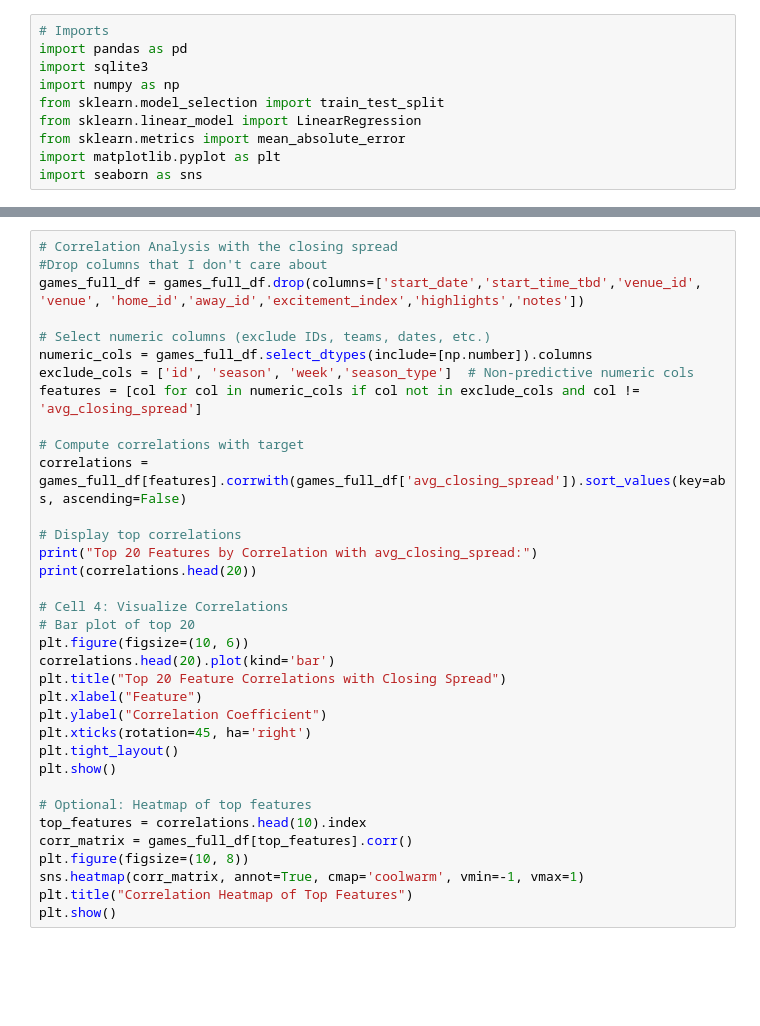
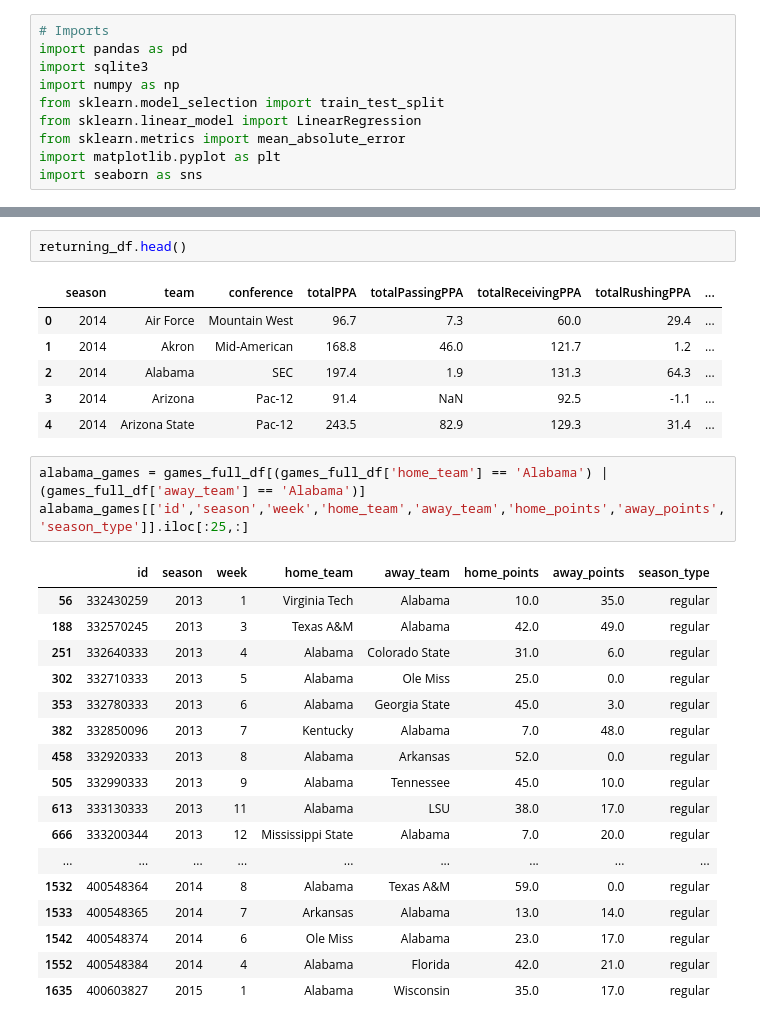
Before and after one commit to qwe740/BettingModels, a Jupyter notebook: cfb_betting_eda.ipynb, the cells around one changed output, grey strips where cells are left out. Saved outputs shown, nothing was run; the diff lists cells and outputs as text; blank space fills up the shorter version.

```diff
--- a/cfb_betting_eda.ipynb
+++ b/cfb_betting_eda.ipynb
@@ -25,38 +26,33 @@ games_full_df.head()
 | 3 | 332410062 | 2013 | 1 | regular | 2013-08-30T03:00:00.000Z | NaN | 1 | 0 | ... |
 | 4 | 332410084 | 2013 | 1 | regular | 2013-08-29T23:00:00.000Z | 0.0 | 1 | 0 | ... |
 5 rows × 149 columns
-# %%
-# Correlation Analysis with the closing spread
-#Drop columns that I don't care about
-games_full_df = games_full_df.drop(columns=['start_date','start_time_tbd','venue_id', 'venue', 'home_id','away_id','excitement_index','highlights','notes'])
-
-# Select numeric columns (exclude IDs, teams, dates, etc.)
-numeric_cols = games_full_df.select_dtypes(include=[np.number]).columns
-exclude_cols = ['id', 'season', 'week','season_type']  # Non-predictive numeric cols
-features = [col for col in numeric_cols if col not in exclude_cols and col != 'avg_closing_spread']
-
-# Compute correlations with target
-correlations = games_full_df[features].corrwith(games_full_df['avg_closing_spread']).sort_values(key=abs, ascending=False)
-
-# Display top correlations
-print("Top 20 Features by Correlation with avg_closing_spread:")
-print(correlations.head(20))
-
-# Cell 4: Visualize Correlations
-# Bar plot of top 20
-plt.figure(figsize=(10, 6))
-correlations.head(20).plot(kind='bar')
-plt.title("Top 20 Feature Correlations with Closing Spread")
-plt.xlabel("Feature")
-plt.ylabel("Correlation Coefficient")
-plt.xticks(rotation=45, ha='right')
-plt.tight_layout()
-plt.show()
-
-# Optional: Heatmap of top features
-top_features = correlations.head(10).index
-corr_matrix = games_full_df[top_features].corr()
-plt.figure(figsize=(10, 8))
-sns.heatmap(corr_matrix, annot=True, cmap='coolwarm', vmin=-1, vmax=1)
-plt.title("Correlation Heatmap of Top Features")
-plt.show()
+# %%
+returning_df.head()
+# %% [output]
+|  | season | team | conference | totalPPA | totalPassingPPA | totalReceivingPPA | totalRushingPPA | ... |
+| 0 | 2014 | Air Force | Mountain West | 96.7 | 7.3 | 60.0 | 29.4 | ... |
+| 1 | 2014 | Akron | Mid-American | 168.8 | 46.0 | 121.7 | 1.2 | ... |
+| 2 | 2014 | Alabama | SEC | 197.4 | 1.9 | 131.3 | 64.3 | ... |
+| 3 | 2014 | Arizona | Pac-12 | 91.4 | NaN | 92.5 | -1.1 | ... |
+| 4 | 2014 | Arizona State | Pac-12 | 243.5 | 82.9 | 129.3 | 31.4 | ... |
+# %%
+alabama_games = games_full_df[(games_full_df['home_team'] == 'Alabama') | (games_full_df['away_team'] == 'Alabama')]
+alabama_games[['id','season','week','home_team','away_team','home_points','away_points','season_type']].iloc[:25,:]
+# %% [output]
+|  | id | season | week | home_team | away_team | home_points | away_points | season_type |
+| 56 | 332430259 | 2013 | 1 | Virginia Tech | Alabama | 10.0 | 35.0 | regular |
+| 188 | 332570245 | 2013 | 3 | Texas A&M | Alabama | 42.0 | 49.0 | regular |
+| 251 | 332640333 | 2013 | 4 | Alabama | Colorado State | 31.0 | 6.0 | regular |
+| 302 | 332710333 | 2013 | 5 | Alabama | Ole Miss | 25.0 | 0.0 | regular |
+| 353 | 332780333 | 2013 | 6 | Alabama | Georgia State | 45.0 | 3.0 | regular |
+| 382 | 332850096 | 2013 | 7 | Kentucky | Alabama | 7.0 | 48.0 | regular |
+| 458 | 332920333 | 2013 | 8 | Alabama | Arkansas | 52.0 | 0.0 | regular |
+| 505 | 332990333 | 2013 | 9 | Alabama | Tennessee | 45.0 | 10.0 | regular |
+| 613 | 333130333 | 2013 | 11 | Alabama | LSU | 38.0 | 17.0 | regular |
+| 666 | 333200344 | 2013 | 12 | Mississippi State | Alabama | 7.0 | 20.0 | regular |
+| ... | ... | ... | ... | ... | ... | ... | ... | ... |
+| 1532 | 400548364 | 2014 | 8 | Alabama | Texas A&M | 59.0 | 0.0 | regular |
+| 1533 | 400548365 | 2014 | 7 | Arkansas | Alabama | 13.0 | 14.0 | regular |
+| 1542 | 400548374 | 2014 | 6 | Ole Miss | Alabama | 23.0 | 17.0 | regular |
+| 1552 | 400548384 | 2014 | 4 | Alabama | Florida | 42.0 | 21.0 | regular |
+| 1635 | 400603827 | 2015 | 1 | Alabama | Wisconsin | 35.0 | 17.0 | regular |
```
Also changed, not shown: parts of 3 cells of this notebook, 3 other files.
